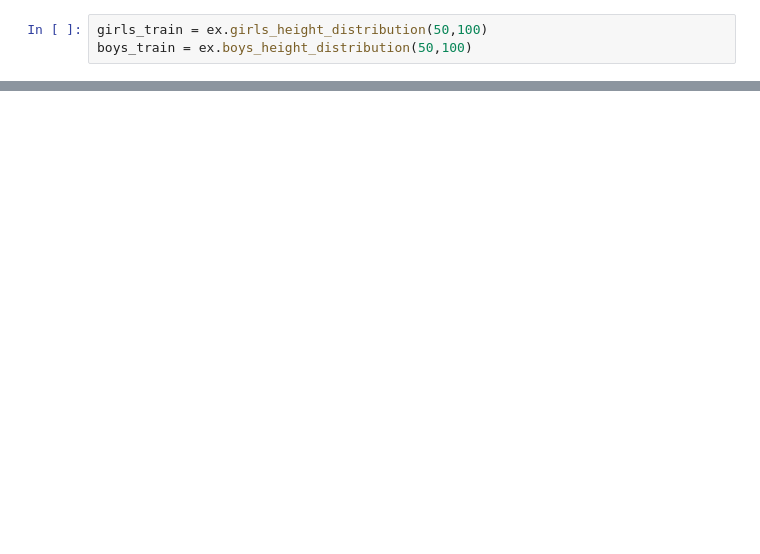
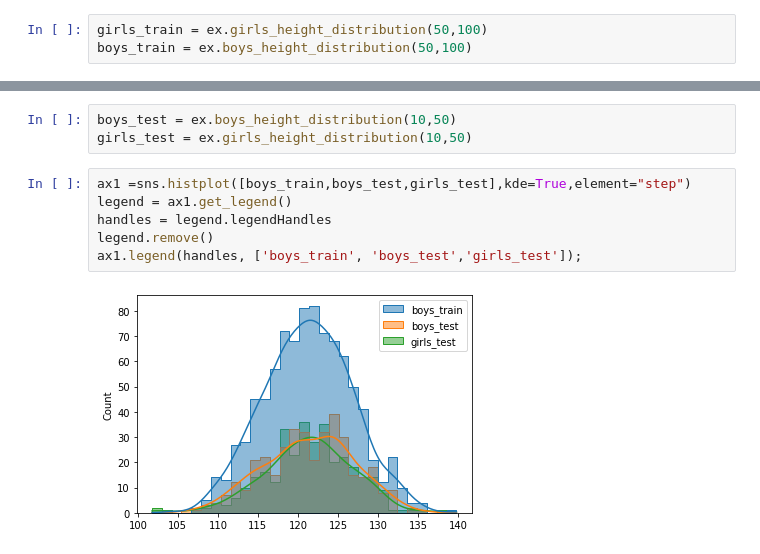
Before and after one commit to FarhadManiCodes/statistical-tests-two_distribution, a Jupyter notebook: Untitled.ipynb, the cells around one changed output, grey strips where cells are left out. Drawn from its saved outputs; the diff is of its cells as text; blank space fills up the shorter version.

```diff
--- a/Untitled.ipynb
+++ b/Untitled.ipynb
@@ -26,0 +34,11 @@ plt.show()
+# %%
+boys_test = ex.boys_height_distribution(10,50)
+girls_test = ex.girls_height_distribution(10,50)
+# %%
+ax1 =sns.histplot([boys_train,boys_test,girls_test],kde=True,element="step")
+legend = ax1.get_legend()
+handles = legend.legendHandles
+legend.remove()
+ax1.legend(handles, ['boys_train', 'boys_test','girls_test']);
+# %% [output]
+[figure, added]
```
Also changed, not shown: parts of 5 cells of this notebook, 2 other files.
